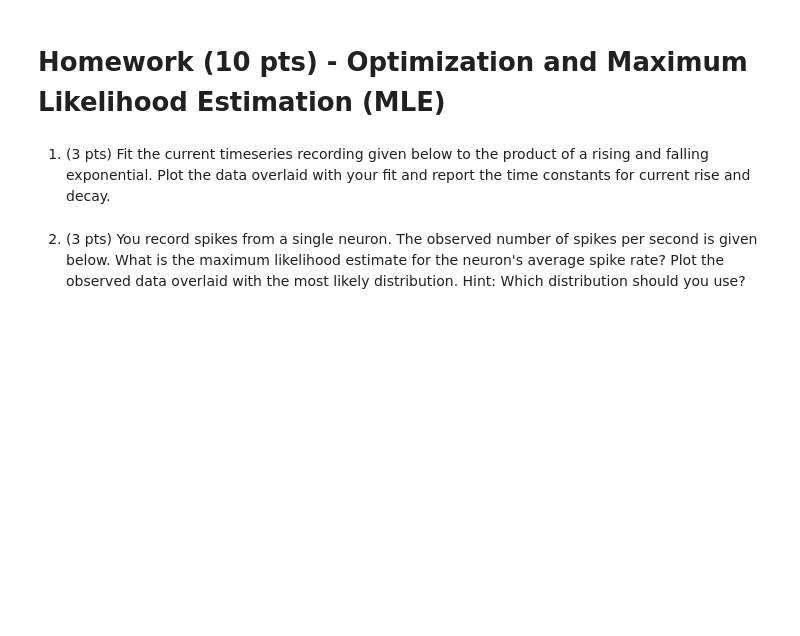
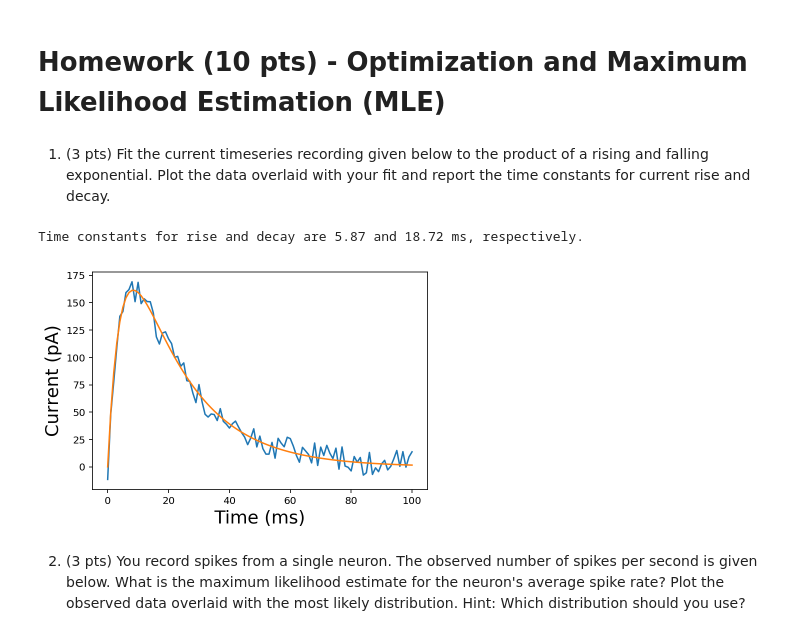
Before and after one commit to marcel-goldschen-ohm/NEU-337-Spring-2020, a Jupyter notebook: homework/homework-Feb-20-mle.ipynb, the cells around one changed output. Drawn from its saved outputs; the diff is of its cells as text; code cells hidden in the pictures; blank space fills up the shorter version.

```diff
--- a/homework/homework-Feb-20-mle.ipynb
+++ b/homework/homework-Feb-20-mle.ipynb
@@ -5,3 +3,12 @@ import numpy as np
+# %%
+import numpy as np
+import scipy as sp
+import scipy.stats as st
+import scipy.optimize as opt
+import matplotlib.pyplot as plt
+%config InlineBackend.figure_format = 'retina'
+import matplotlib as mpl
+mpl.rcParams['axes.labelsize'] = 18
 # %% [markdown]
 1. (3 pts) Fit the current timeseries recording given below to the product of a rising and falling exponential. Plot the data overlaid with your fit and report the time constants for current rise and decay.
 # %%
@@ -32,6 +39,22 @@ current_pA = np.array([-11.49925289,  47.87163206,  77.82980623, 109.04916588,
         -2.80638786,   0.44338489,   7.24650799,  14.93993946,
          0.46211316,  13.89706307,  -0.29285552,   9.10781943,
         13.72470762])
+# %%
+def riseAndFallExp(time, Amp, riseTau, fallTau):
+    return Amp * (1 - np.exp(-time / riseTau)) * np.exp(-time / fallTau)
+
+result = opt.curve_fit(riseAndFallExp, time_ms, current_pA)
+Amp, riseTau, fallTau = result[0]
+
+plt.plot(time_ms, current_pA)
+plt.plot(time_ms, riseAndFallExp(time_ms, Amp, riseTau, fallTau))
+plt.xlabel('Time (ms)')
+plt.ylabel('Current (pA)');
+
+print(f"Time constants for rise and decay are {riseTau :.2f} and {fallTau :.2f} ms, respectively.")
+# %% [output]
+Time constants for rise and decay are 5.87 and 18.72 ms, respectively.
+[figure, added]
 # %% [markdown]
 2. (3 pts) You record spikes from a single neuron. The observed number of spikes per second is given below. What is the maximum likelihood estimate for the neuron's average spike rate? Plot the observed data overlaid with the most likely distribution. Hint: Which distribution should you use?
 # %%
```
Also changed, not shown: parts of 3 cells of this notebook, 8 other files.
